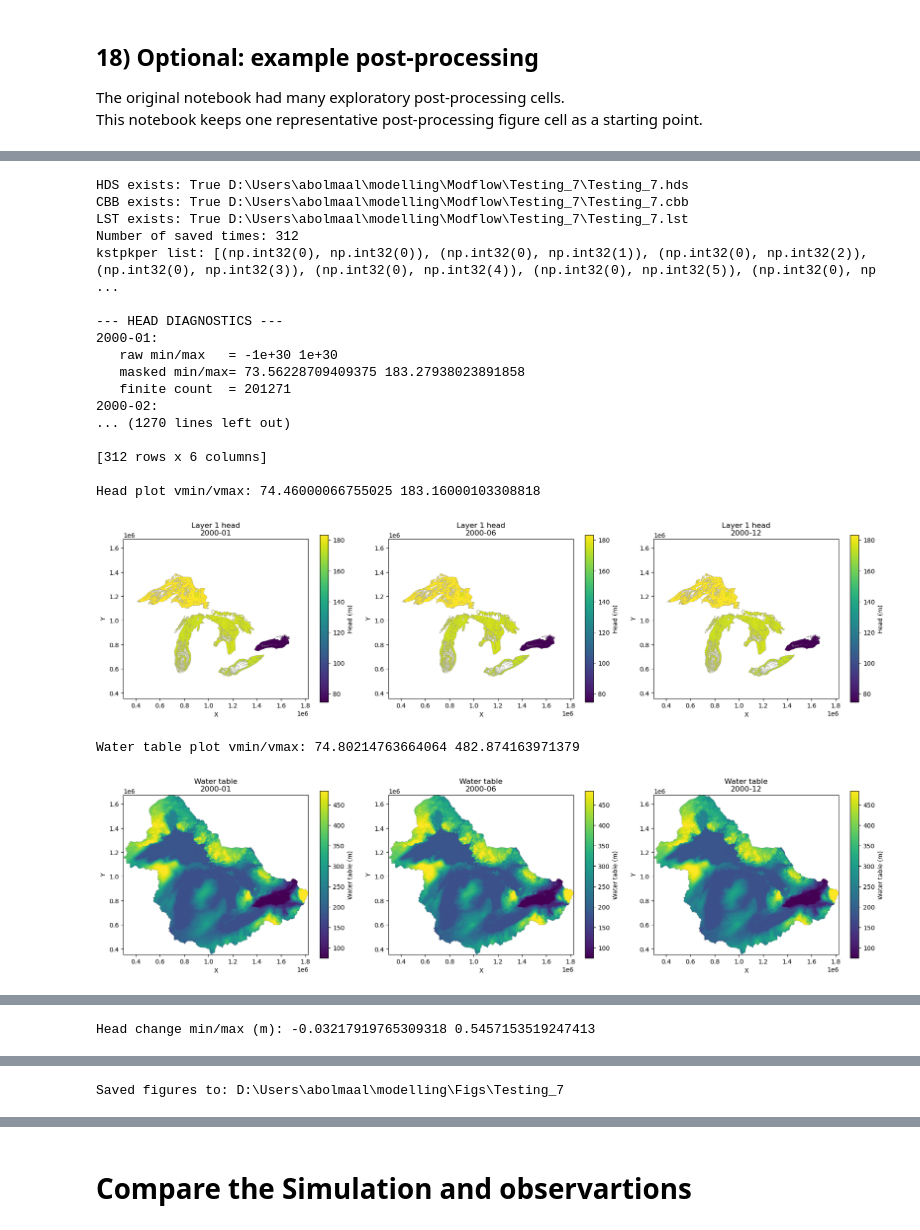
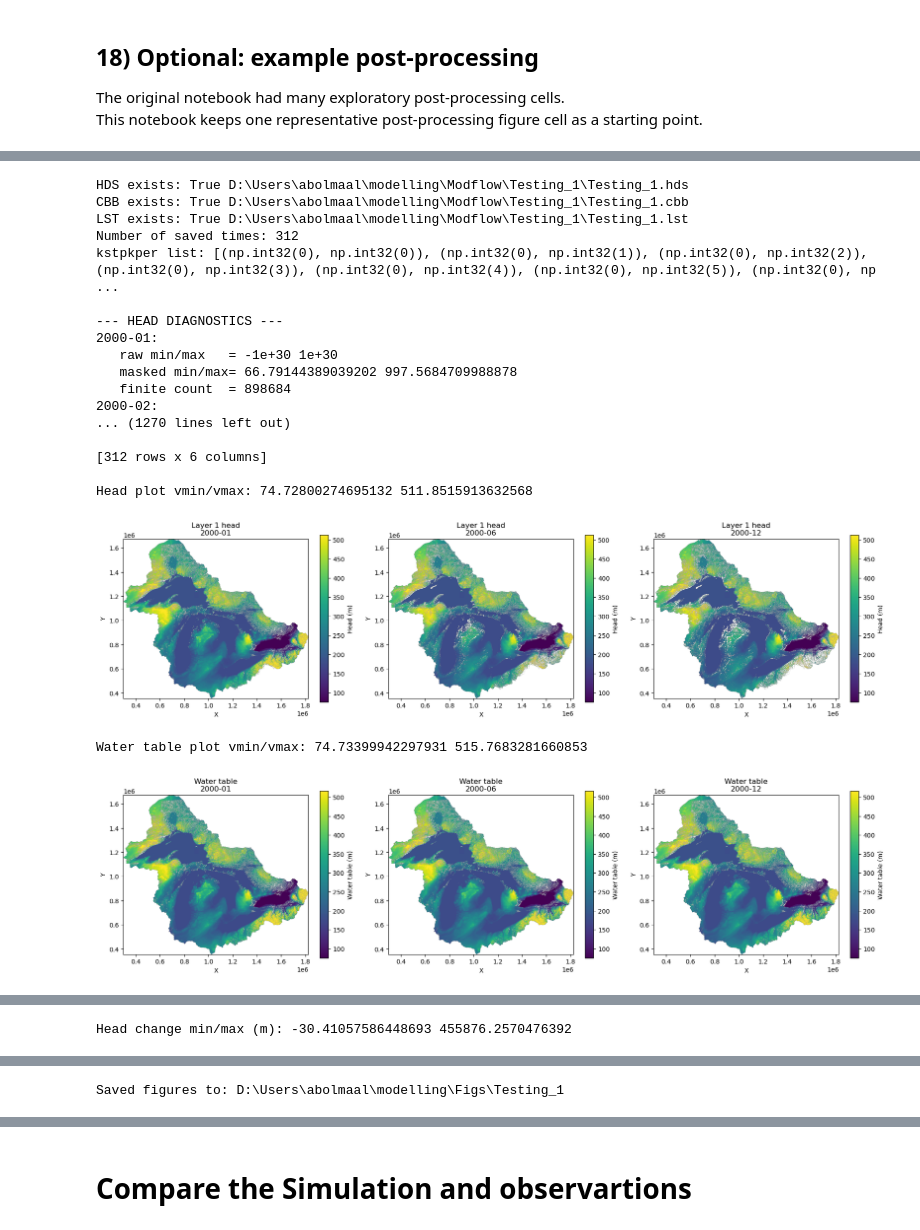
Before and after one commit to saminab/GreatLakesProject, a Jupyter notebook: flopysim/Modeflow6_OutputProcess.ipynb, the cells around one changed output, grey strips where cells are left out. Saved outputs shown, nothing was run; the diff lists cells and outputs as text; code cells hidden in the pictures.

```diff
--- a/flopysim/Modeflow6_OutputProcess.ipynb
+++ b/flopysim/Modeflow6_OutputProcess.ipynb
@@ -178,7 +194,7 @@ KeyboardInterrupt:
 The original notebook had many exploratory post-processing cells.
 This notebook keeps one representative post-processing figure cell as a starting point.
 # %%
-rch_spd = r"D:\Users\abolmaal\modelling\Modflow\Testing_7\rch_spd.npz"
+rch_spd = r"D:\Users\abolmaal\modelling\Modflow\Testing_1\rch_spd.npz"
 # %%
 # ============================================================
 # SETTINGS
@@ -609,7 +628,7 @@ print("\nHead change min/max (m):", np.nanmin(dh), np.nanmax(dh))
 # =========================================================
 # 8) Save final figures
 # =========================================================
-fig_dir = Path(r"D:\Users\abolmaal\modelling\Figs\Testing_7")
+fig_dir = Path(r"D:\Users\abolmaal\modelling\Figs\Testing_1")
 fig_dir.mkdir(exist_ok=True)
 
 # final water table
@@ -636,39 +655,39 @@ plt.show()
 plt.figure(figsize=(8, 6))
 plt.imshow(
     np.ma.masked_invalid(dh),
     origin="upper",
     extent=extent,
     cmap="RdBu_r",
     vmin=-lim,
     vmax=lim,
 )
 plt.colorbar(shrink=0.8, label="Head change (m)")
 plt.title(f"Layer 1 head change\n{date_labels[0]} to {date_labels[-1]}")
 plt.xlabel("X")
 plt.ylabel("Y")
 plt.tight_layout()
 plt.savefig(fig_dir / "head_change_layer1.png", dpi=300, bbox_inches="tight")
 plt.show()
 
 print("\nSaved figures to:", fig_dir)
 # %% [output]
-HDS exists: True D:\Users\abolmaal\modelling\Modflow\Testing_7\Testing_7.hds
-CBB exists: True D:\Users\abolmaal\modelling\Modflow\Testing_7\Testing_7.cbb
-LST exists: True D:\Users\abolmaal\modelling\Modflow\Testing_7\Testing_7.lst
+HDS exists: True D:\Users\abolmaal\modelling\Modflow\Testing_1\Testing_1.hds
+CBB exists: True D:\Users\abolmaal\modelling\Modflow\Testing_1\Testing_1.cbb
+LST exists: True D:\Users\abolmaal\modelling\Modflow\Testing_1\Testing_1.lst
 Number of saved times: 312
 kstpkper list: [(np.int32(0), np.int32(0)), (np.int32(0), np.int32(1)), (np.int32(0), np.int32(2)), (np.int32(0), np.int32(3)), (np.int32(0), np.int32(4)), (np.int32(0), np.int32(5)), (np.int32(0), np ...
 
 --- HEAD DIAGNOSTICS ---
 2000-01:
    raw min/max   = -1e+30 1e+30
-   masked min/max= 73.56228709409375 183.27938023891858
-   finite count  = 201271
+   masked min/max= 66.79144389039202 997.5684709988878
+   finite count  = 898684
 2000-02:
 ... (1270 lines left out)
 
 [312 rows x 6 columns]
 
-Head plot vmin/vmax: 74.46000066755025 183.16000103308818
+Head plot vmin/vmax: 74.72800274695132 511.8515913632568
-[figure, old version]
+[figure, new version]
-Water table plot vmin/vmax: 74.80214763664064 482.874163971379
+Water table plot vmin/vmax: 74.73399942297931 515.7683281660853
-[figure, old version]
+[figure, new version]
@@ -676 +695 @@ Water table plot vmin/vmax: 74.80214763664064 482.874163971379
-Head change min/max (m): -0.03217919765309318 0.5457153519247413
+Head change min/max (m): -30.41057586448693 455876.2570476392
@@ -679,4 +698,4 @@ Head change min/max (m): -0.03217919765309318 0.5457153519247413
-Saved figures to: D:\Users\abolmaal\modelling\Figs\Testing_7
+Saved figures to: D:\Users\abolmaal\modelling\Figs\Testing_1
 # %%
 
 # ------------------------------------------------------------
```
Also changed, not shown: parts of 8 cells of this notebook.
